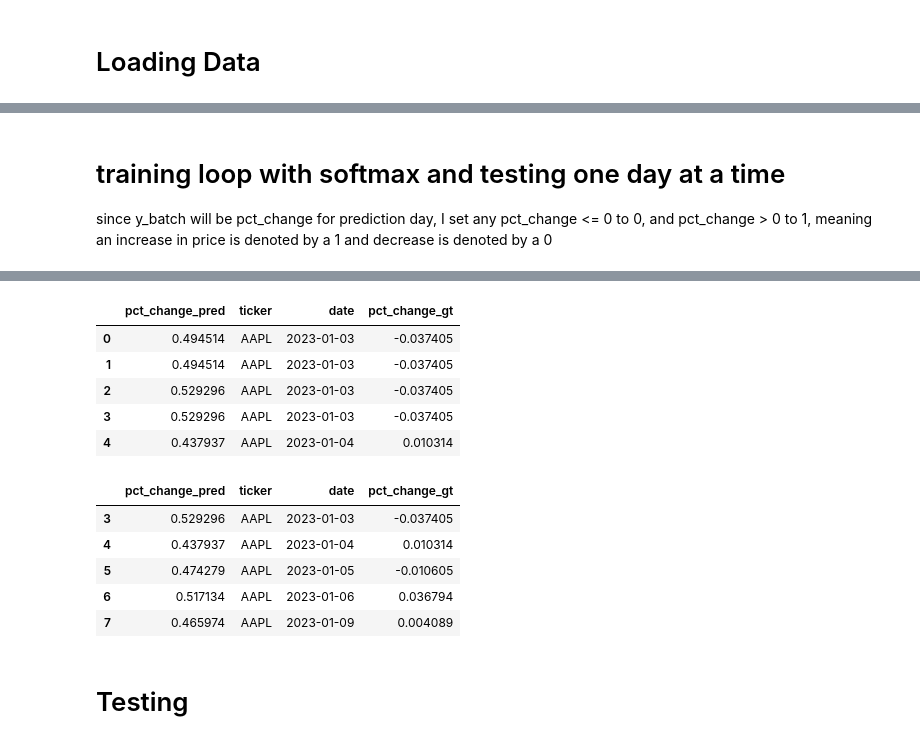
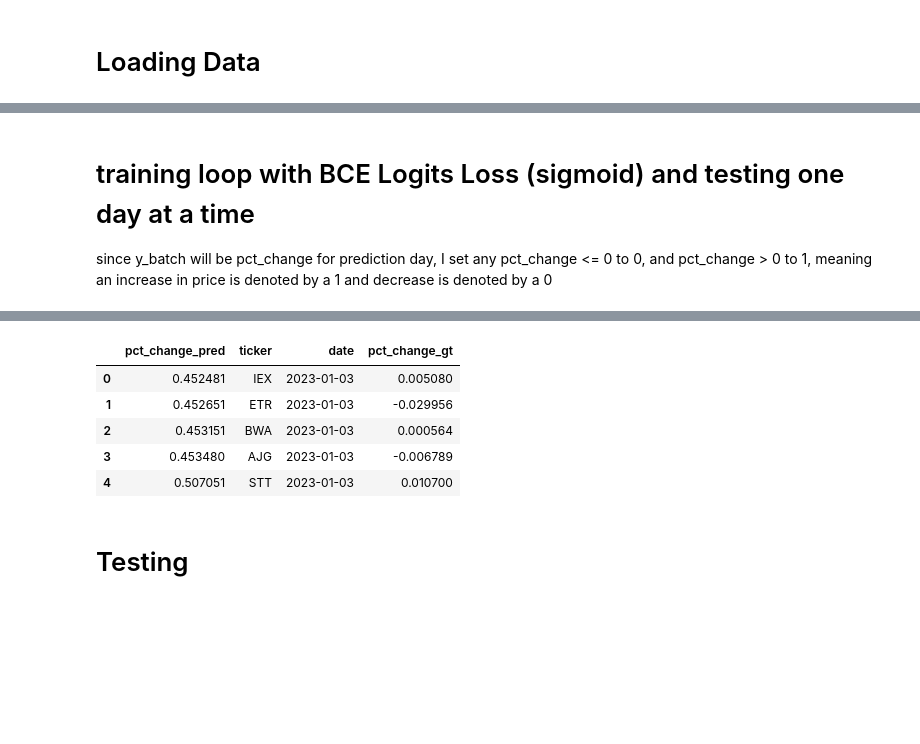
Before and after one commit to oragamiman01/stock_prediction, a Jupyter notebook: incremental_learning.ipynb, the cells around one changed output, grey strips where cells are left out. Drawn from its saved outputs; the diff is of its cells as text; code cells hidden in the pictures; blank space fills up the shorter version.

```diff
--- a/incremental_learning.ipynb
+++ b/incremental_learning.ipynb
@@ -32,7 +33,7 @@ train_start_date = pd.to_datetime("2020-01-01")
 out_cols = ['pct_change']
 outdims = len(out_cols)
 epochs = 10
-batch_size = 32
+batch_size = 64
 d_model = 64 # number of input features to encoder layer
 nhead = 4 # number of heads in multiheadattention
 num_layers = 8 # number of encoder layers
@@ -42,14 +43,16 @@ learning_rate = 0.0001
 # loading data
 data_path = 'data'
 interval = '1d'
-# companies = os.listdir(data_path)
-companies = ['AAPL' ]
+companies = os.listdir(data_path)
+# companies = ['AAPL' ]
 for c in companies:
     if c == 'constituents.csv':
         companies.remove(c)
     elif c == '.DS_Store':
         companies.remove('.DS_Store')
 
+companies = random.sample(companies, 5)
+
 # make unique number for each company ticker
 ids = np.linspace(0, 1, len(companies)).round(5)
 # %% [markdown]
@@ -403,22 +427,21 @@ TransformerModel(
 # %% [markdown]
-# training loop with softmax and testing one day at a time
+# training loop with BCE Logits Loss (sigmoid) and testing one day at a time
 since y_batch will be pct_change for prediction day, I set any pct_change <= 0 to 0, and pct_change > 0 to 1, meaning an increase in price is denoted by a 1 and decrease is denoted by a 0
 # %%
 # Train the model
 criterion = nn.BCEWithLogitsLoss()
 optimizer = torch.optim.Adam(model.parameters(), lr=learning_rate)
-scheduler = ReduceLROnPlateau(optimizer, 'min', factor=0.5, patience=5)
 
-def train_loop(model, criterion, optimizer, scheduler, train_loader, test_loader, device, num_to_ticker, feature_cols_idx, test_dates, out_cols):
+def train_loop(model, criterion, optimizer, train_loader, test_loader, device, num_to_ticker, feature_cols_idx, test_dates, out_cols):
     early_stop_count = 0
     min_val_loss = float('inf')
 
     results = []
     gt_preds = []
 
-    for d in range(100):
+    for d in range(50):
         # train a lot in the beginning, then only do a few epochs for fine tuning
-        epochs = 10 if d == 0 else 4
+        epochs = 10 if d == 0 else 5
         for epoch in range(epochs):
             model.train()
             train_losses = []
@@ -454,7 +477,7 @@ def train_loop(model, criterion, optimizer, scheduler, train_loader, test_loader
             val_loss = np.mean(val_losses)
             train_loss = np.mean(train_losses)
 
-            print(f"Epoch {epoch + 1}/{epochs}, Train Loss: {train_loss:.4f}, Validation Loss: {val_loss:.4f}")
+            print(f"Test day {d+1} Epoch {epoch + 1}/{epochs}, Train Loss: {train_loss:.4f}, Validation Loss: {val_loss:.4f}")
 
         # record test measurement
         with torch.no_grad():
@@ -481,6 +504,6 @@ def train_loop(model, criterion, optimizer, scheduler, train_loader, test_loader
 
     return model, df_merged
 
-model, df_merged = train_loop(model, criterion, optimizer, scheduler, train_loader, test_loader, device, num_to_ticker, feature_cols_idx, test_dates, out_cols)
+model, df_merged = train_loop(model, criterion, optimizer, train_loader, test_loader, device, num_to_ticker, feature_cols_idx, test_dates, out_cols)
 df_merged.head()
 # %% [output]
@@ -504,19 +527,9 @@ Epoch 4/4, Train Loss: 0.4667, Validation Loss: 0.7696
 |  | pct_change_pred | ticker | date | pct_change_gt |
-| 0 | 0.494514 | AAPL | 2023-01-03 | -0.037405 |
-| 1 | 0.494514 | AAPL | 2023-01-03 | -0.037405 |
-| 2 | 0.529296 | AAPL | 2023-01-03 | -0.037405 |
-| 3 | 0.529296 | AAPL | 2023-01-03 | -0.037405 |
-| 4 | 0.437937 | AAPL | 2023-01-04 | 0.010314 |
+| 0 | 0.452481 | IEX | 2023-01-03 | 0.005080 |
+| 1 | 0.452651 | ETR | 2023-01-03 | -0.029956 |
+| 2 | 0.453151 | BWA | 2023-01-03 | 0.000564 |
+| 3 | 0.453480 | AJG | 2023-01-03 | -0.006789 |
+| 4 | 0.507051 | STT | 2023-01-03 | 0.010700 |
-# %%
-df_merged = df_merged.iloc[3:, :]
-df_merged.head()
-# %% [output]
-|  | pct_change_pred | ticker | date | pct_change_gt |
-| 3 | 0.529296 | AAPL | 2023-01-03 | -0.037405 |
-| 4 | 0.437937 | AAPL | 2023-01-04 | 0.010314 |
-| 5 | 0.474279 | AAPL | 2023-01-05 | -0.010605 |
-| 6 | 0.517134 | AAPL | 2023-01-06 | 0.036794 |
-| 7 | 0.465974 | AAPL | 2023-01-09 | 0.004089 |
 # %%
 saved_weights_path = 'saved_models'
 fn = f'AAPL_model_{datetime.now().strftime("%Y%m%d")}.pt'
```
Also changed, not shown: parts of 10 cells of this notebook, 2 other files.
